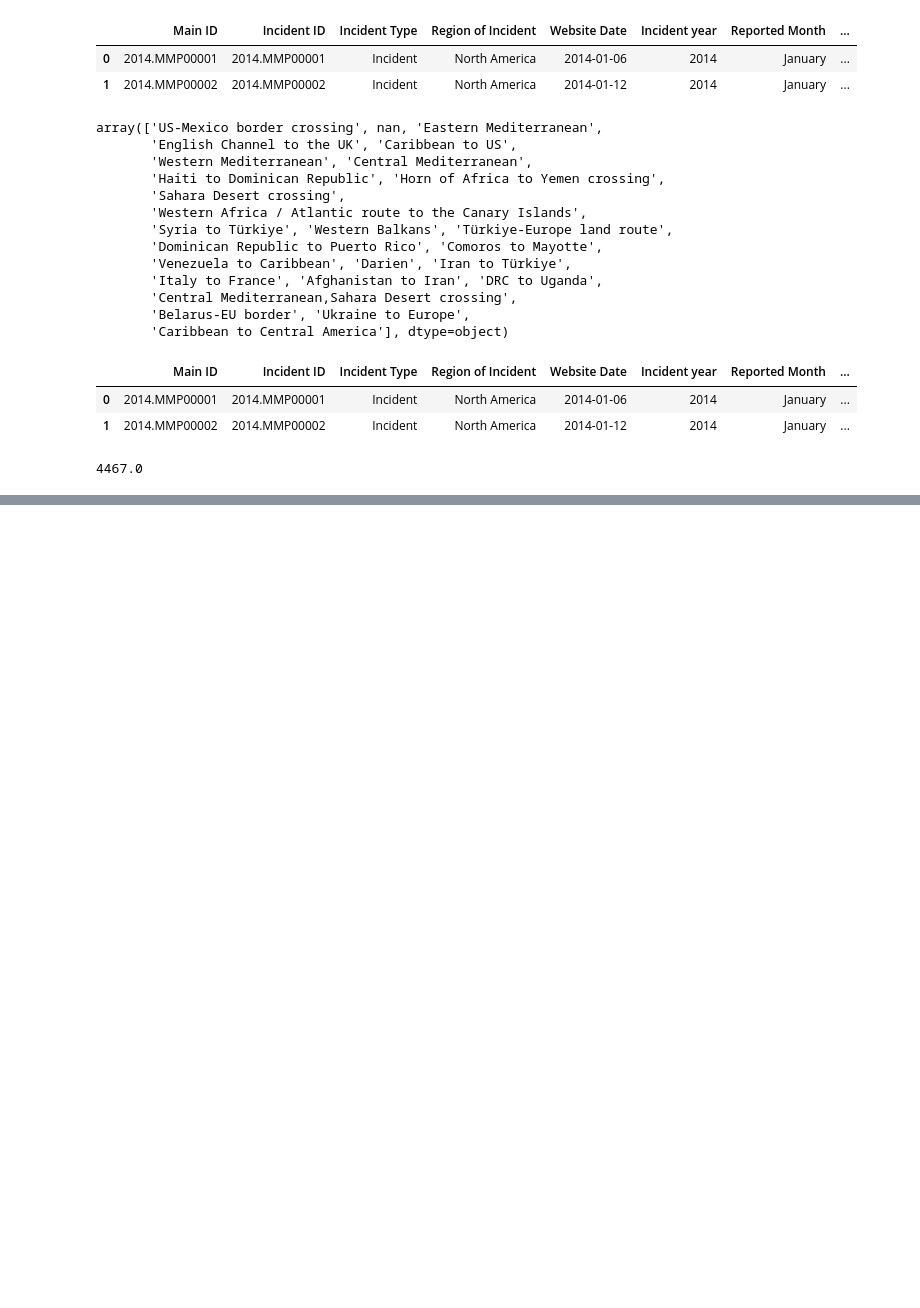
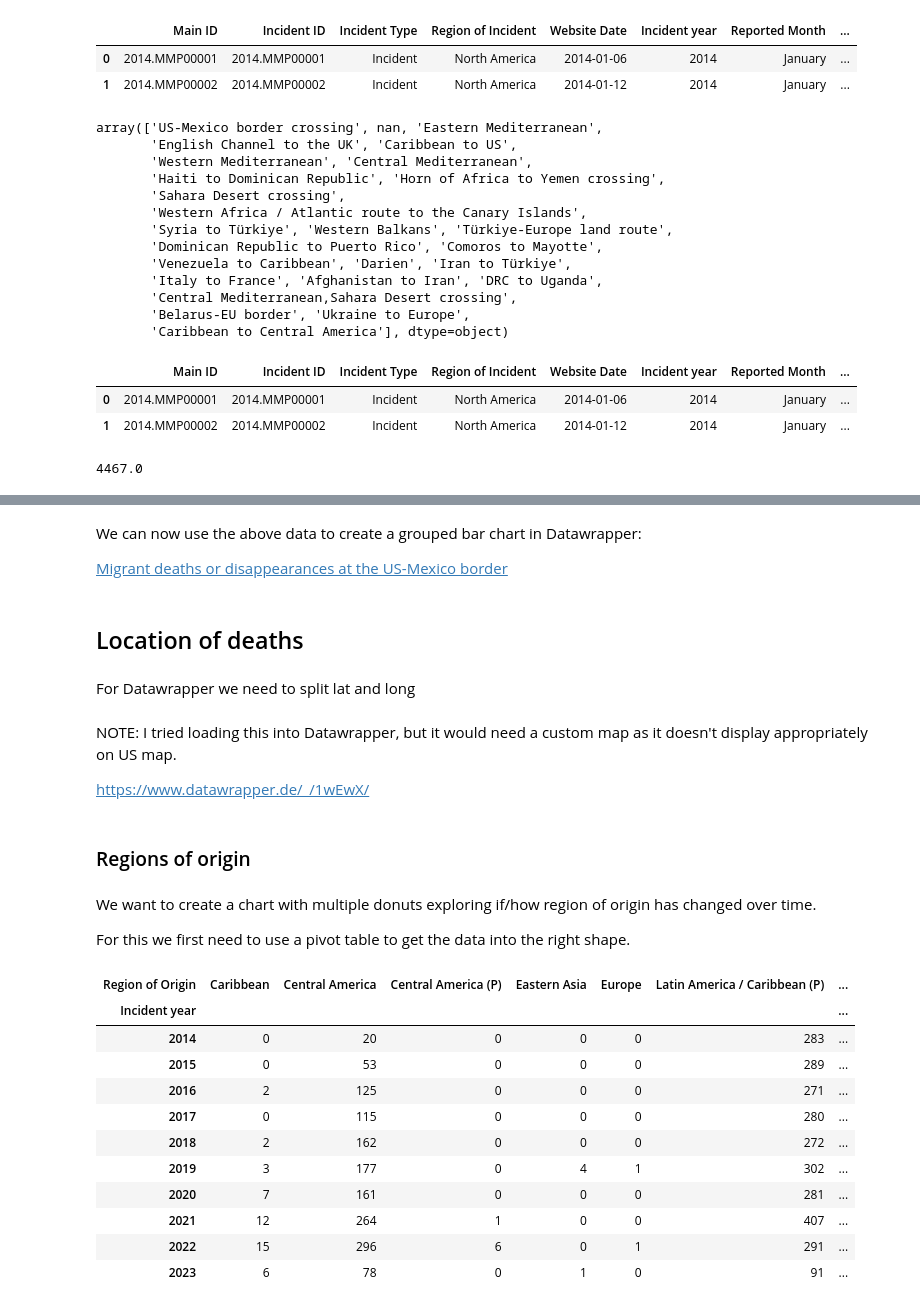
Before and after one commit to corintxt/Data-test-AFP, a Jupyter notebook: Analysis1.ipynb, the cells around one changed output, grey strips where cells are left out. Drawn from its saved outputs; the diff is of its cells as text; code cells hidden in the pictures; blank space fills up the shorter version.

```diff
--- a/Analysis1.ipynb
+++ b/Analysis1.ipynb
@@ -65,0 +125,6 @@ df['Number of Dead'].sum()
+# %% [markdown]
+We can now use the above data to create a grouped bar chart in Datawrapper:
+
+[Migrant deaths or disappearances at the US-Mexico border ](https://www.datawrapper.de/_/hO8s5/)
+# %% [markdown]
+## Location of deaths
@@ -65,0 +133,2 @@ df['Number of Dead'].sum()
+# %% [markdown]
+For Datawrapper we need to split lat and long
@@ -65,0 +141,29 @@ df['Number of Dead'].sum()
+# %% [markdown]
+NOTE: I tried loading this into Datawrapper, but it would need a custom map as it doesn't display appropriately on US map.
+
+https://www.datawrapper.de/_/1wEwX/
+# %% [markdown]
+### Regions of origin
+# %% [markdown]
+We want to create a chart with multiple donuts exploring if/how region of origin has changed over time.
+
+For this we first need to use a pivot table to get the data into the right shape.
+# %%
+pd.pivot_table(df, index='Incident year',
+               columns='Region of Origin',
+               values='Number of Dead',
+               fill_value=0,
+               aggfunc='sum')
+# %% [output]
+| Region of Origin | Caribbean | Central America | Central America (P) | Eastern Asia | Europe | Latin America / Caribbean (P) | ... |
+| Incident year |  |  |  |  |  |  | ... |
+| 2014 | 0 | 20 | 0 | 0 | 0 | 283 | ... |
+| 2015 | 0 | 53 | 0 | 0 | 0 | 289 | ... |
+| 2016 | 2 | 125 | 0 | 0 | 0 | 271 | ... |
+| 2017 | 0 | 115 | 0 | 0 | 0 | 280 | ... |
+| 2018 | 2 | 162 | 0 | 0 | 0 | 272 | ... |
+| 2019 | 3 | 177 | 0 | 4 | 1 | 302 | ... |
+| 2020 | 7 | 161 | 0 | 0 | 0 | 281 | ... |
+| 2021 | 12 | 264 | 1 | 0 | 0 | 407 | ... |
+| 2022 | 15 | 296 | 6 | 0 | 1 | 291 | ... |
+| 2023 | 6 | 78 | 0 | 1 | 0 | 91 | ... |
```
Also changed, not shown: parts of 20 cells of this notebook, 4 other files.
